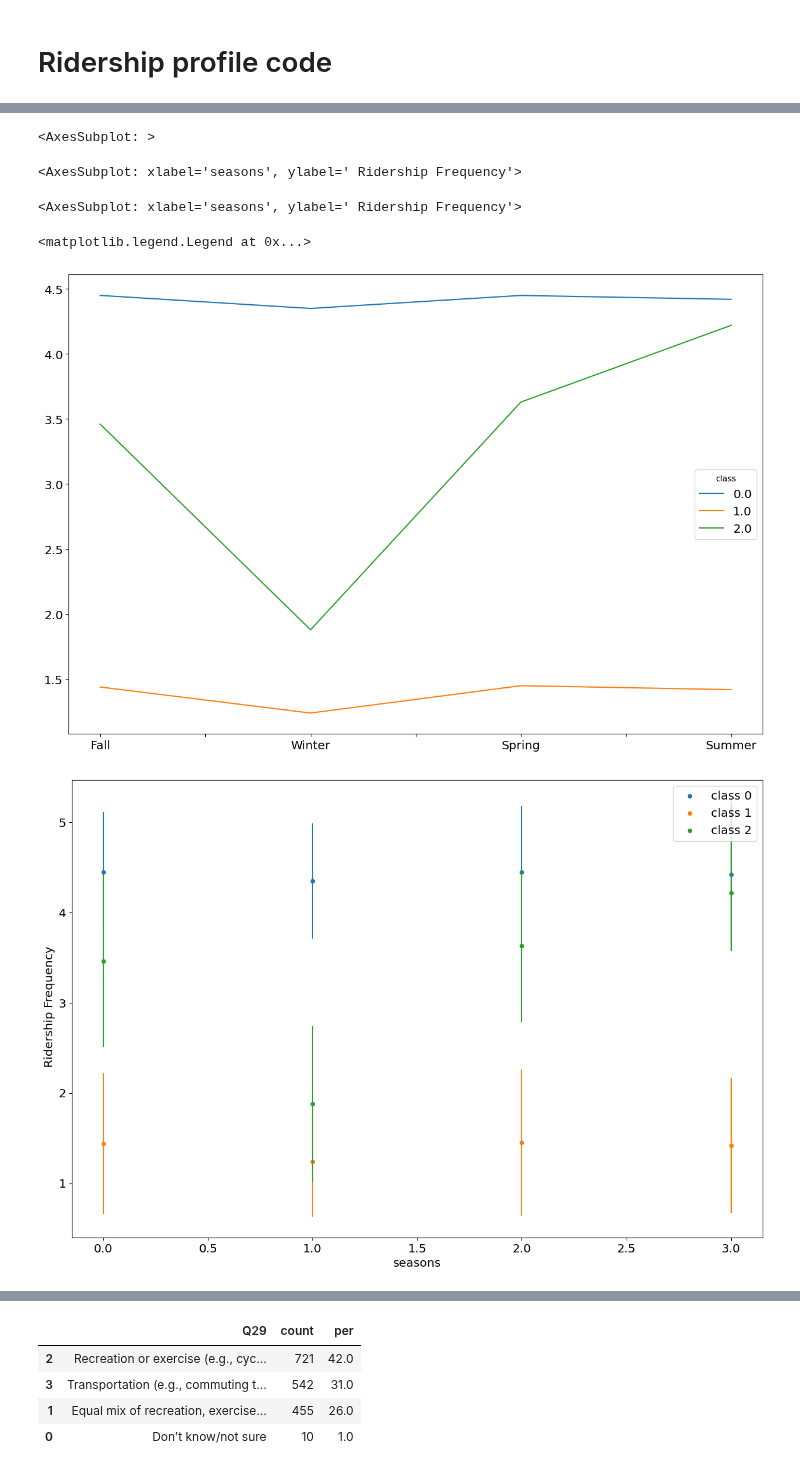
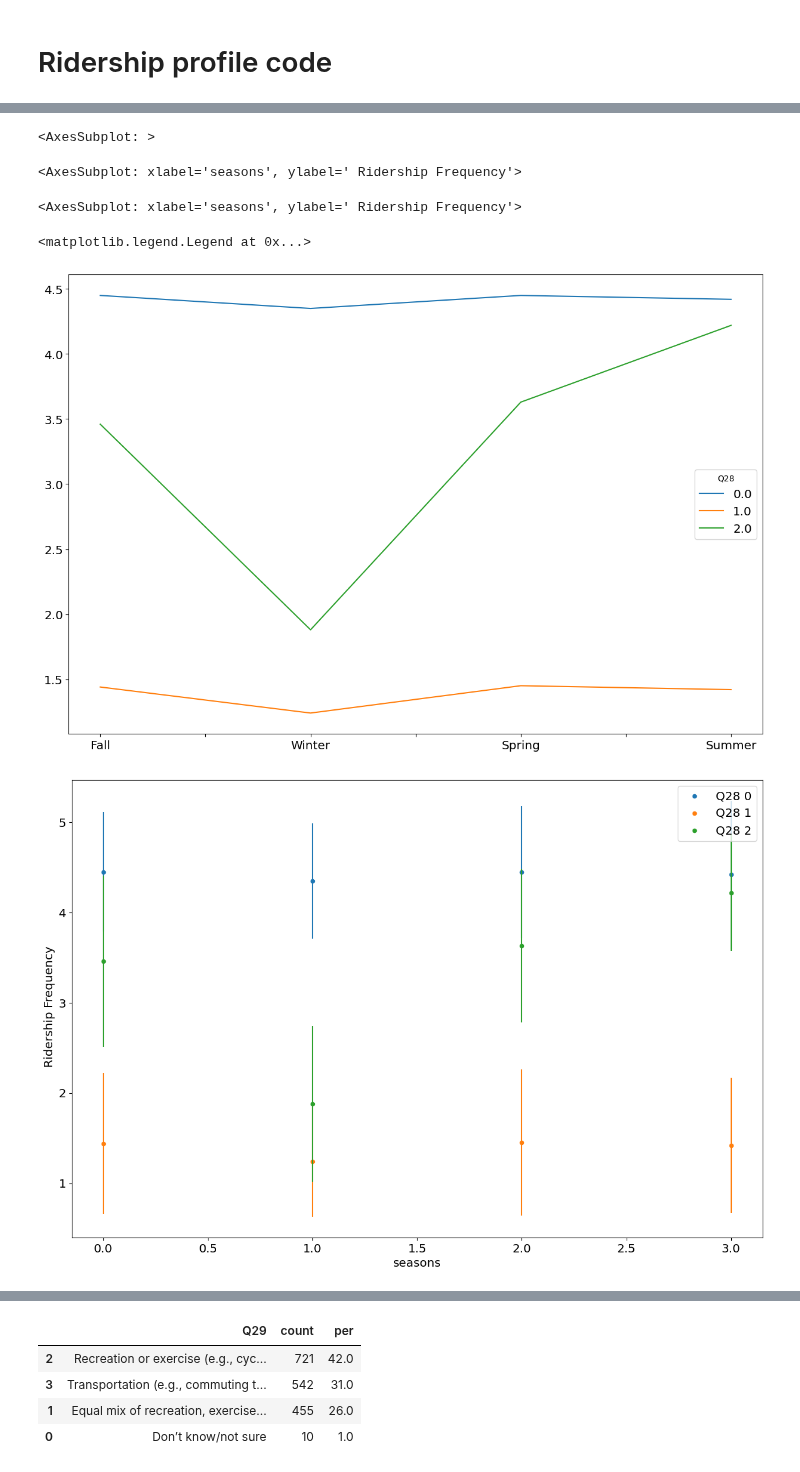
Before and after one commit to achic19/Biketheft, a Jupyter notebook: python/notebooks/paper_2_notebook/general analysis.ipynb, the cells around one changed output, grey strips where cells are left out. Saved outputs shown, nothing was run; the diff lists cells and outputs as text; code cells hidden in the pictures.

```diff
--- a/python/notebooks/paper_2_notebook/general analysis.ipynb
+++ b/python/notebooks/paper_2_notebook/general analysis.ipynb
@@ -50,9 +54,9 @@ Name: 0, Length: 75, dtype: object
 # %% [markdown]
 #### Data Preparation
 # %%
-data_general = pd.read_csv(f'{project_folder}/data/process/final_geo_coding.csv', skiprows=[1, 2]).reset_index()
+data_general = pd.read_csv(f'{project_folder}/final_geo_coding.csv', skiprows=[1, 2]).reset_index()
 # Read dictionary of relevant questions
-questions_to_examine=pd.read_csv(f'output_2/fileds_to_work_on_updated.csv')
+questions_to_examine = pd.read_csv(f'output_2/fileds_to_work_on_updated.csv')
 rel_questions_dic = dict(zip(questions_to_examine['Number'], questions_to_examine['Abbreviation ']))
 field_to_work_on = 'index'
 # %%
@@ -328,10 +366,11 @@ Q28 - Over the past year, how often did you cycle
 <h4>Results</h4><ul><li>The seasons have huge effect on the cycling habit.</li></ul>
 <h4>Next analysis</h4><ul> <li>Find group of cyclists with same habit</li> <li>for those groups cross validation with demographic</li><li>with bike characteristics </li><li> with other questions behaviour</li> <li>between cities</li></ul>
 # %%
-
-my_reindex= list(frequency_dic.keys())
-data_general.rename(columns = {'Q28_1':'Fall', 'Q28_2':'Winter', 'Q28_3':'Spring',  'Q28_4':'Summer'}, inplace=True )
-pd.crosstab(index =data_general['Fall'],columns=data_general['Winter'],normalize='columns').reindex(columns= my_reindex,index= my_reindex)*100
+qu_seasons ={'Q28_1': 'Fall', 'Q28_2': 'Winter', 'Q28_3': 'Spring', 'Q28_4': 'Summer'}
+my_reindex = list(frequency_dic.keys())
+data_general.rename(columns=qu_seasons, inplace=True)
+pd.crosstab(index=data_general['Fall'], columns=data_general['Winter'], normalize='columns').reindex(columns=my_reindex,
+                                                                                                     index=my_reindex) * 100
 # %% [output]
 | Winter | 4 or more days a week | 1-3 days a week | 1-3 days a month | Less than once a month | Never | ... |
 | Fall |  |  |  |  |  | ... |
@@ -344,20 +383,25 @@ pd.crosstab(index =data_general['Fall'],columns=data_general['Winter'],normalize
 # %% [markdown]
 # Ridership profile code
 # %%
+
 from sklearn.cluster import AgglomerativeClustering
 
 # Parameters for this
-n= 3
-my_class= 'class'
-seasons_values = seasons.values()
+n = 3
+my_class = 'Q28'
+seasons_values = list(seasons.values())
 color_list = [color for color in plt.rcParams['axes.prop_cycle'].by_key()['color'][:n]]
 
+
 # get all the relevant code into new dataframe (remove rows with Null values)
-data_general_classification  = data_general.copy()[seasons_values].dropna()
+data_general_classification = data_general.copy()[list(seasons_values)+['index']].dropna().rename(columns={'index':'old_index'})
+
 
 # Encoding
 new_cols = [f'{d}_en' for d in seasons_values]
-data_general_classification[new_cols] = data_general_classification.apply(lambda row: [frequency_dic[y] for y in row],axis=1,result_type= 'expand')
+data_general_classification[new_cols] = data_general_classification[seasons_values].apply(lambda row: [frequency_dic[y] for y in row],
+                                                                          axis=1, result_type='expand')
+
 
 # Classification using AgglomerativeClustering
 cluster = AgglomerativeClustering(n_clusters=n)
@@ -371,35 +415,39 @@ clas_res = cluster.fit_predict(data_general_classification[new_cols].to_numpy())
 data_general_classification[my_class] = clas_res
 
 # for analysis
-sum_data =[]
+sum_data = []
 std_data = []
-data_to_analysis = data_general_classification.drop(columns=seasons_values)
+data_to_analysis = data_general_classification.drop(columns=seasons_values+['old_index'])
 
 # visualization
 for x in range(n):
-    class_data = data_to_analysis[data_to_analysis[my_class]==x]
+    class_data = data_to_analysis[data_to_analysis[my_class] == x]
     # show the mean for each group and for each season
-    class_data_describe =class_data.describe()
+    class_data_describe = class_data.describe()
     print(class_data_describe)
-    sum_data.append(list(round(class_data_describe.loc['mean'],2).values))
-    std_data.append(list(round(class_data_describe.loc['std'],2).values))
+    sum_data.append(list(round(class_data_describe.loc['mean'], 2).values))
+    std_data.append(list(round(class_data_describe.loc['std'], 2).values))
 
 # mean
 # sum_data
 # std_data
-DataFrame(data=sum_data,columns=list(seasons.values())+[my_class]).set_index(my_class).T.plot(color = color_list)
+DataFrame(data=sum_data, columns=list(seasons.values()) + [my_class]).set_index(my_class).T.plot(color=color_list)
 
 # mean + std
-mean_df = DataFrame(data=sum_data,columns=list(seasons.values())+[my_class]).set_index(my_class).T
-std_df = DataFrame(data=std_data,columns=list(seasons.values())+[my_class]).set_index(my_class).T
+mean_df = DataFrame(data=sum_data, columns=list(seasons.values()) + [my_class]).set_index(my_class).T
+std_df = DataFrame(data=std_data, columns=list(seasons.values()) + [my_class]).set_index(my_class).T
 std_df.columns = range(n)
 
 for i in range(n):
-    data_prep = mean_df[i].reset_index(drop=True).reset_index().rename(columns={'index':'x',i:'y'})
-    if i==0:
-        ax = data_prep.plot(kind= 'scatter', x='x', y='y',color= color_list[i],yerr=std_df[i].reset_index(drop=True).reset_index()[i], label = f'{my_class} {i}',xlabel= 'Seasons', ylabel=' Ridership Frequency')
+    data_prep = mean_df[i].reset_index(drop=True).reset_index().rename(columns={'index': 'x', i: 'y'})
+    if i == 0:
+        ax = data_prep.plot(kind='scatter', x='x', y='y', color=color_list[i],
+                            yerr=std_df[i].reset_index(drop=True).reset_index()[i], label=f'{my_class} {i}',
+                            xlabel='Seasons', ylabel=' Ridership Frequency')
     else:
-        data_prep.plot(kind= 'scatter', x='x', y='y',color= color_list[i],yerr=std_df[i].reset_index(drop=True).reset_index()[i],ax=ax,label = f'{my_class} {i}',xlabel= 'seasons', ylabel=' Ridership Frequency')
+        data_prep.plot(kind='scatter', x='x', y='y', color=color_list[i],
+                       yerr=std_df[i].reset_index(drop=True).reset_index()[i], ax=ax, label=f'{my_class} {i}',
+                       xlabel='seasons', ylabel=' Ridership Frequency')
 plt.legend()
 plt.show()
 # %% [output]
@@ -416,13 +464,13 @@ max      5.000000    5.000000    5.000000    5.000000    0.0
 count  226.000000  226.000000  226.000000  226.000000  226.0
 mean     1.438053    1.238938    1.451327    1.424779    1.0
 ... (11 lines left out)
 25%      3.000000    1.000000    3.000000    4.000000    2.0
 50%      4.000000    2.000000    4.000000    4.000000    2.0
 75%      4.000000    3.000000    4.000000    5.000000    2.0
 max      5.000000    5.000000    5.000000    5.000000    2.0
 <AxesSubplot: >
 <AxesSubplot: xlabel='seasons', ylabel=' Ridership Frequency'>
 <AxesSubplot: xlabel='seasons', ylabel=' Ridership Frequency'>
 <matplotlib.legend.Legend at 0x...>
 [figure]
-[figure, old version]
+[figure, new version]
```
Also changed, not shown: parts of 30 cells of this notebook, 1 other file.
